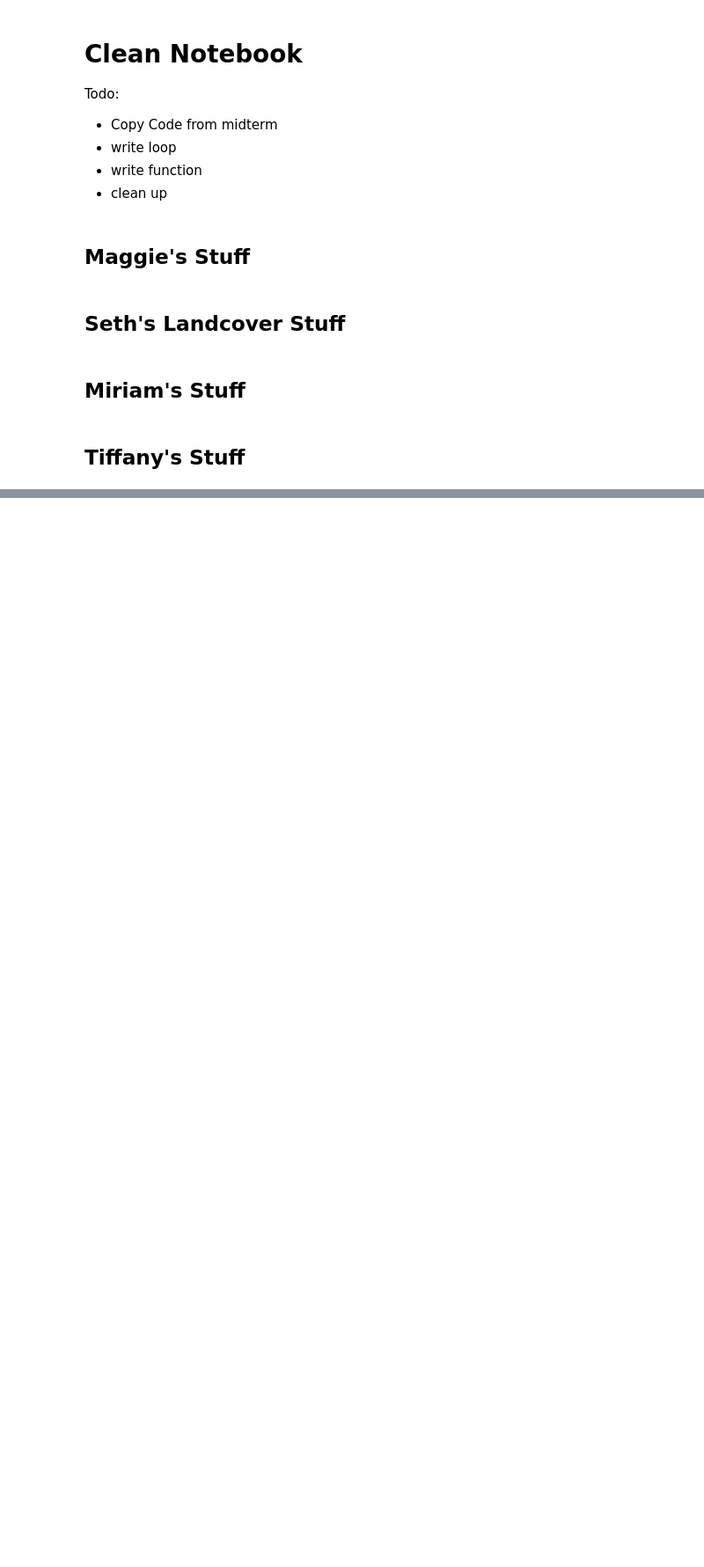
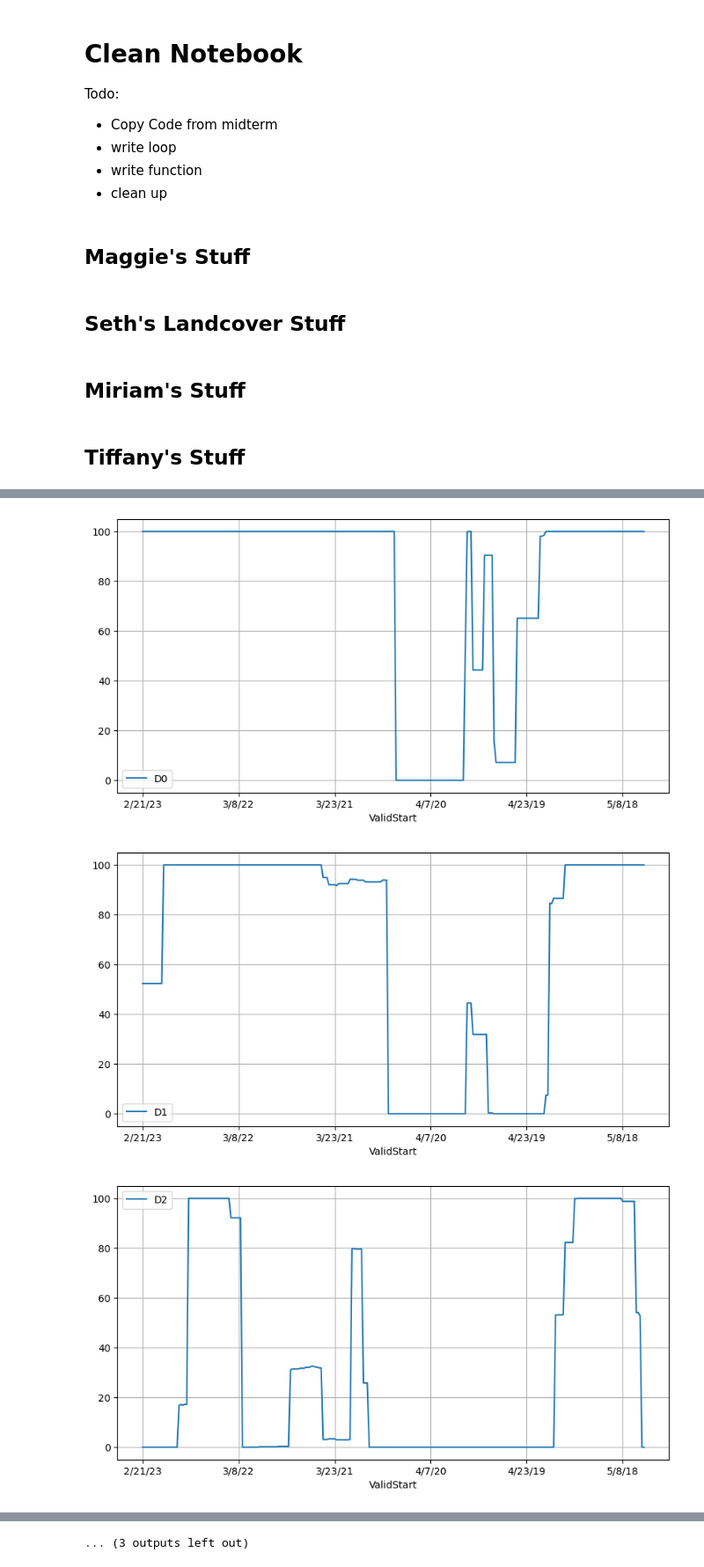
Before and after one commit to STReichert/Salton_Sea_Environmental_Disaster, a Jupyter notebook: Week_7/clean_notebook.ipynb, the cells around one changed output, grey strips where cells are left out. Shown: that part at 88% size. Drawn from its saved outputs; the diff is of its cells as text; code cells hidden in the pictures; blank space fills up the shorter version.

Commit message:
Added drought portion

```diff
--- a/Week_7/clean_notebook.ipynb
+++ b/Week_7/clean_notebook.ipynb
@@ -127,0 +142,3 @@ ax.get_xaxis
+# %%
+countydf=pd.read_csv('data/Drought/2018_2022Drought.csv')
+countydf.sample(10)
@@ -127,0 +159,11 @@ ax.get_xaxis
+# %%
+
+def loop_plot(countydf,list_columns,countyname,x_axe):
+    # returning a list of name of each county
+    county = countydf[countyname].unique()
+    # looping throuth each county name and create a new dataframe
+    for x in county:
+        x = countydf.loc[countydf[countyname] == x]
+        # looping through the columns D0, D1 ... and plot line for each column
+        for column in list_columns:
+            x.plot(x=x_axe,y = column ,figsize=(10, 5), grid=True)
@@ -127,0 +172,7 @@ ax.get_xaxis
+# %%
+list_columns = ['D0','D1','D2','D3','D4']
+loop_plot(countydf,list_columns,'County','ValidStart')
+# %% [output]
+[figure, added]
+[figure, added]
+[figure, added]
@@ -127,0 +188 @@ ax.get_xaxis
+... (3 outputs left out)
```
Also changed, not shown: parts of 8 cells of this notebook, 12 other files.
